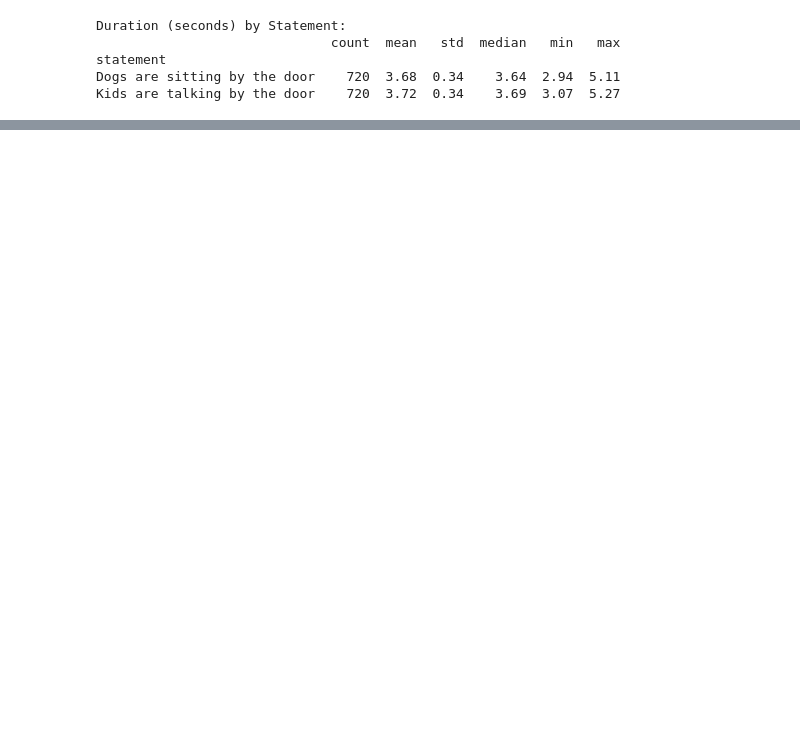
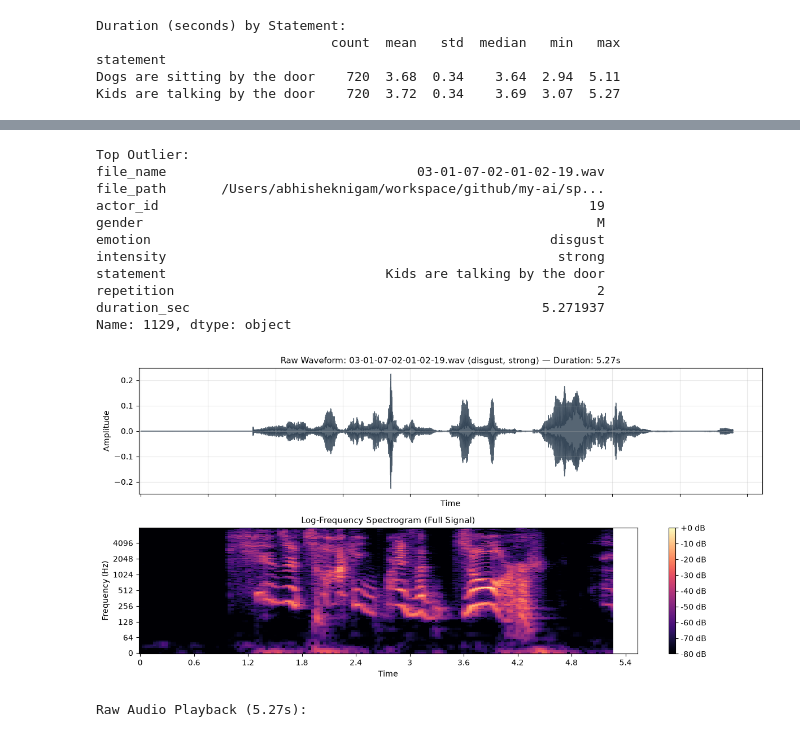
Before and after one commit to 1abhisheknigam/my-ai, a Jupyter notebook: speech-emotion-router/notebooks/01_signal_eda_features.ipynb, the cells around one changed output, grey strips where cells are left out. Saved outputs shown, nothing was run; the diff lists cells and outputs as text; code cells hidden in the pictures; blank space fills up the shorter version.

```diff
--- a/speech-emotion-router/notebooks/01_signal_eda_features.ipynb
+++ b/speech-emotion-router/notebooks/01_signal_eda_features.ipynb
@@ -277,0 +236,3 @@ plt.show()
+# %%
+outliers_high = df_metadata.sort_values(by="duration_sec", ascending=False)
+outliers_high[['file_name', 'gender', 'emotion', 'duration_sec']].head(5)
@@ -277,0 +246,55 @@ plt.show()
+# %%
+# Pull the top outlier clip directly from outliers_high
+top_outlier = outliers_high.iloc[0]
+print(f"Top Outlier:\n{top_outlier}")
+clip_name = top_outlier["file_name"] # 03-01-07-02-01-02-19.wav
+clip_path = top_outlier["file_path"]
+
+# Load audio at standard 16 kHz
+sr = 16000
+y, _ = librosa.load(clip_path, sr=sr)
+raw_dur = len(y) / sr
+
+# Compute Log-Frequency Spectrogram (dB magnitude)
+D = librosa.amplitude_to_db(np.abs(librosa.stft(y)), ref=np.max)
+
+# Double Plot
+fig, axes = plt.subplots(2, 1, figsize=(12, 6), sharex=True)
+
+# Top: Raw Waveform
+librosa.display.waveshow(y, sr=sr, ax=axes[0], color="#2c3e50", alpha=0.8)
+axes[0].set_title(
+    f"Raw Waveform: {clip_name} ({top_outlier['emotion']}, {top_outlier['intensity']}) — Duration: {raw_dur:.2f}s",
+    fontsize=11,
+)
+axes[0].set_ylabel("Amplitude")
+axes[0].grid(True, alpha=0.3)
+
+# Bottom: Spectrogram
+img = librosa.display.specshow(
+    D, sr=sr, x_axis="time", y_axis="log", ax=axes[1], cmap="magma"
+)
+axes[1].set_title("Log-Frequency Spectrogram (Full Signal)", fontsize=11)
+axes[1].set_ylabel("Frequency (Hz)")
+fig.colorbar(img, ax=axes[1], format="%+2.0f dB")
+
+plt.tight_layout()
+plt.show()
+
+# Audio Player
+print(f"Raw Audio Playback ({raw_dur:.2f}s):")
+ipd.display(ipd.Audio(y, rate=sr))
+# %% [output]
+Top Outlier:
+file_name                                03-01-07-02-01-02-19.wav
+file_path       /Users/abhisheknigam/workspace/github/my-ai/sp...
+actor_id                                                       19
+gender                                                          M
+emotion                                                   disgust
+intensity                                                  strong
+statement                            Kids are talking by the door
+repetition                                                      2
+duration_sec                                             5.271937
+Name: 1129, dtype: object
+[figure, added]
+Raw Audio Playback (5.27s):
```
Also changed, not shown: parts of 25 cells of this notebook, 2 other files.
